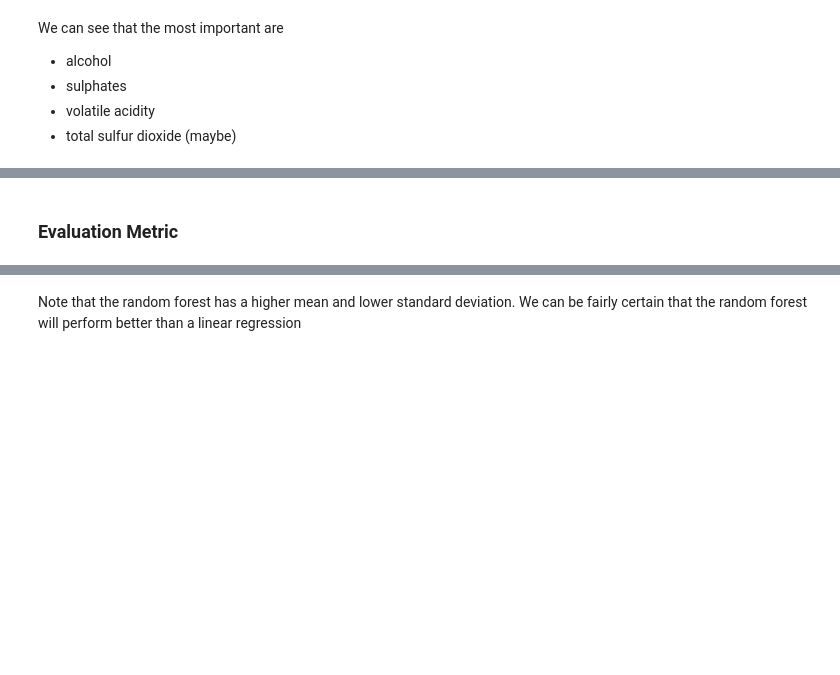
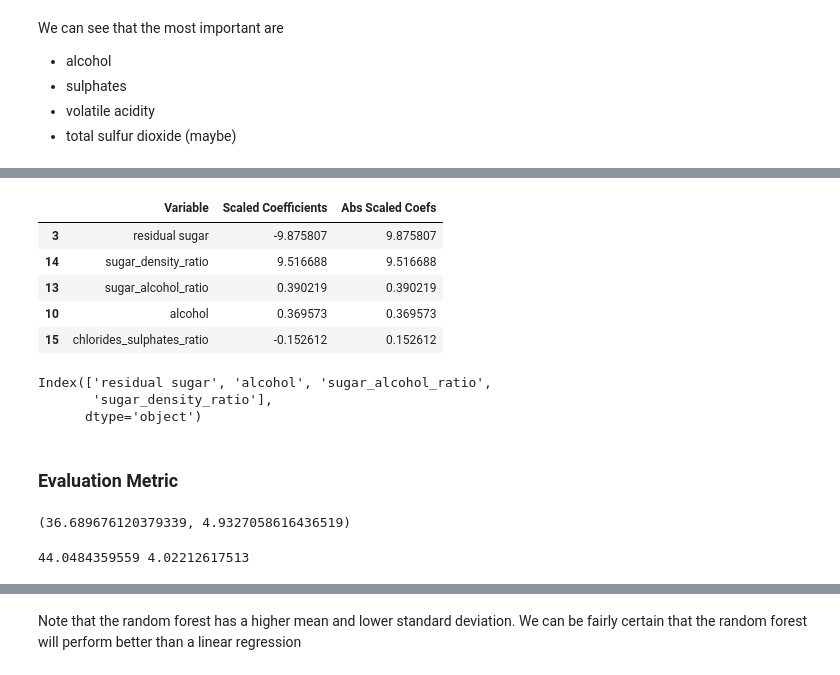
Before and after one commit to malctaylor15/Wine_Quality, a Jupyter notebook: Wine Linear Regression and Random Forest.ipynb, the cells around one changed output, grey strips where cells are left out. Saved outputs shown, nothing was run; the diff lists cells and outputs as text; code cells hidden in the pictures; blank space fills up the shorter version.

```diff
--- a/Wine Quality.ipynb
+++ b/Wine Linear Regression and Random Forest.ipynb
@@ -169,9 +172,10 @@ Note the min is 0 and max is 1 and we can potentially sort by standard deviation
 
 Also we can compare the quantiles and see that most of the 75% quantiles are below 0.6 so there might be some outliers.
 # %%
-red_wine_standard_scaler = StandardScaler().fit(red_wine_edit)
-red_wine_standard = red_wine_standard_scaler.transform(red_wine_edit)
-pd.DataFrame(red_wine_standard, columns = red_wine_edit.columns).describe().round(4)
+red_wine_standard_scaler = StandardScaler().fit(red_wine_no_y)
+red_wine_standard = red_wine_standard_scaler.transform(red_wine_no_y)
+red_wine_standard = pd.DataFrame(red_wine_standard, columns = red_wine_no_y.columns)
+red_wine_standard.describe().round(4)
 # %% [output]
 |  | fixed acidity | volatile acidity | citric acid | residual sugar | chlorides | free sulfur dioxide | ... |
 | count | 1599.0000 | 1599.0000 | 1599.0000 | 1599.0000 | 1599.0000 | 1599.0000 | ... |
@@ -198,0 +195,4 @@ NameError: name 'col_names' is not defined
+# %%
+X = red_wine_standard
+X.columns = red_wine_no_y.columns
+Y = red_wine_edit["quality"]
@@ -247,3 +268,7 @@ linear_fit.coef_
+# %%
+coefficients = pd.concat([pd.DataFrame(X.columns),pd.DataFrame(np.transpose(linear_fit.coef_))], axis = 1)
+coefficients.columns = ["Variable", "Scaled Coefficients"]
+coefficients["Abs Scaled Coefs"] = np.abs(coefficients["Scaled Coefficients"])
 # %%
 coef_dict1 ={}
 x = 0
@@ -326,3 +522,19 @@ We can see that the most important are
+# %%
+# Linear regression coefficients
+coefficients.sort_values(by = ["Abs Scaled Coefs"], ascending = False ).head()
+# %% [output]
+|  | Variable | Scaled Coefficients | Abs Scaled Coefs |
+| 3 | residual sugar | -9.875807 | 9.875807 |
+| 14 | sugar_density_ratio | 9.516688 | 9.516688 |
+| 13 | sugar_alcohol_ratio | 0.390219 | 0.390219 |
+| 10 | alcohol | 0.369573 | 0.369573 |
+| 15 | chlorides_sulphates_ratio | -0.152612 | 0.152612 |
+# %%
+top_rfe_vars
+# %% [output]
+Index(['residual sugar', 'alcohol', 'sugar_alcohol_ratio',
+       'sugar_density_ratio'],
+      dtype='object')
 # %% [markdown]
 ### Evaluation Metric
 # %%
@@ -330,8 +542,12 @@ from sklearn.model_selection import KFold
 from sklearn.model_selection import cross_val_score
 kfold = KFold(n_splits= 7, random_state=22)
 # %%
-lin_results = cross_val_score(linear_fit, X, Y, cv=kfold)
+lin_results = cross_val_score(linear_fit, X_train, y_train, cv=kfold)
 print((lin_results.mean()*100.0, lin_results.std()*100.0))
+# %% [output]
+(36.689676120379339, 4.9327058616436519)
 # %%
-rf_results = cross_val_score(rf_best, X, Y, cv = kfold)
+rf_results = cross_val_score(rf_best, X_train, y_train, cv = kfold)
 print(rf_results.mean()*100.0, rf_results.std()*100.0)
+# %% [output]
+44.0484359559 4.02212617513
```
Also changed, not shown: parts of 46 cells of this notebook.
